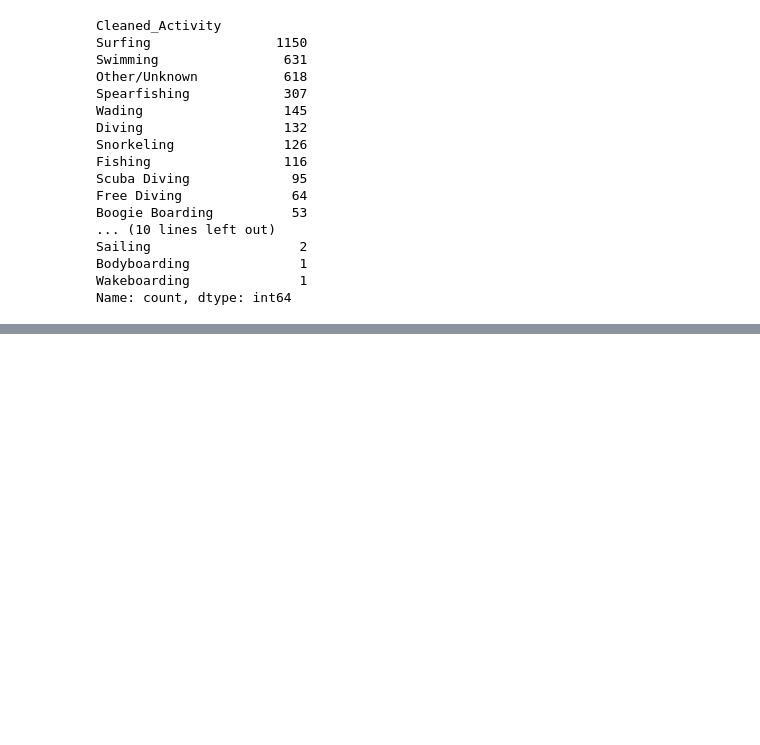
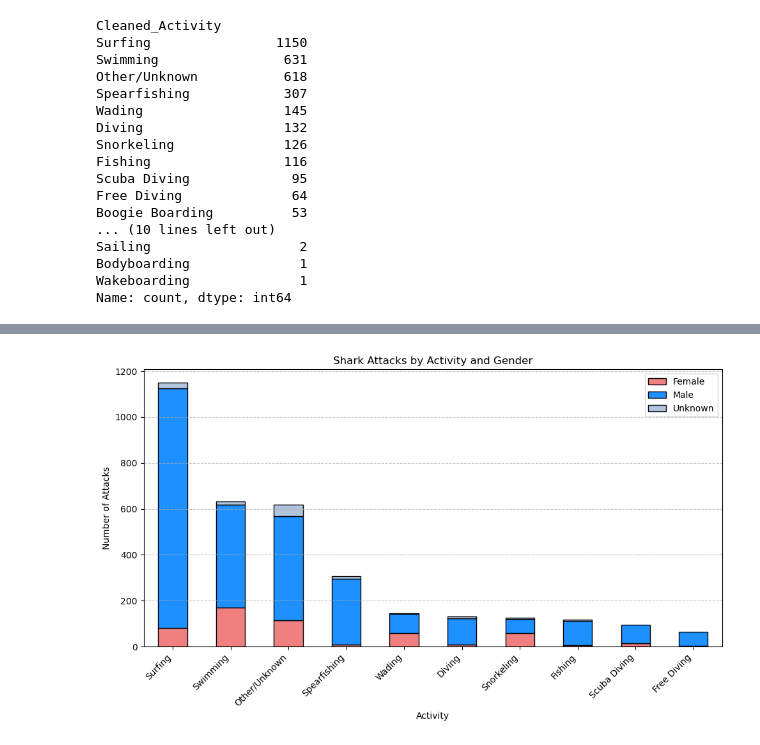
Before and after one commit to SheryllD/shark_attacks_project, a Jupyter notebook: shark_data_wrangling.ipynb, the cells around one changed output, grey strips where cells are left out. Drawn from its saved outputs; the diff is of its cells as text; code cells hidden in the pictures; blank space fills up the shorter version.

```diff
--- a/shark_data_wrangling.ipynb
+++ b/shark_data_wrangling.ipynb
@@ -179,0 +187,6 @@ Name: count, dtype: int64
+# %%
+image_path = "images/SharkAttackByActivity&Gender.png"
+image = Image.open(image_path)
+display(image)
+# %% [output]
+[figure, added]
```
Also changed, not shown: parts of 2 cells of this notebook.
